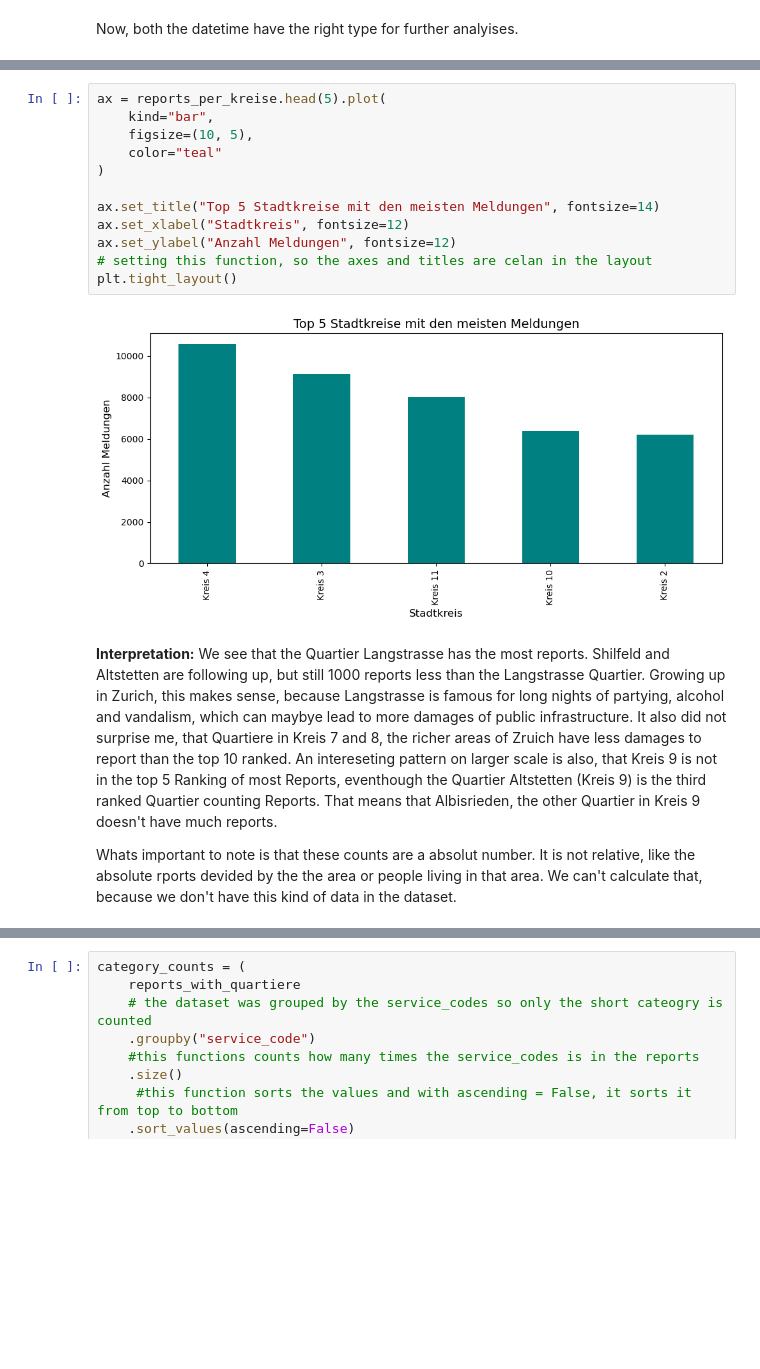
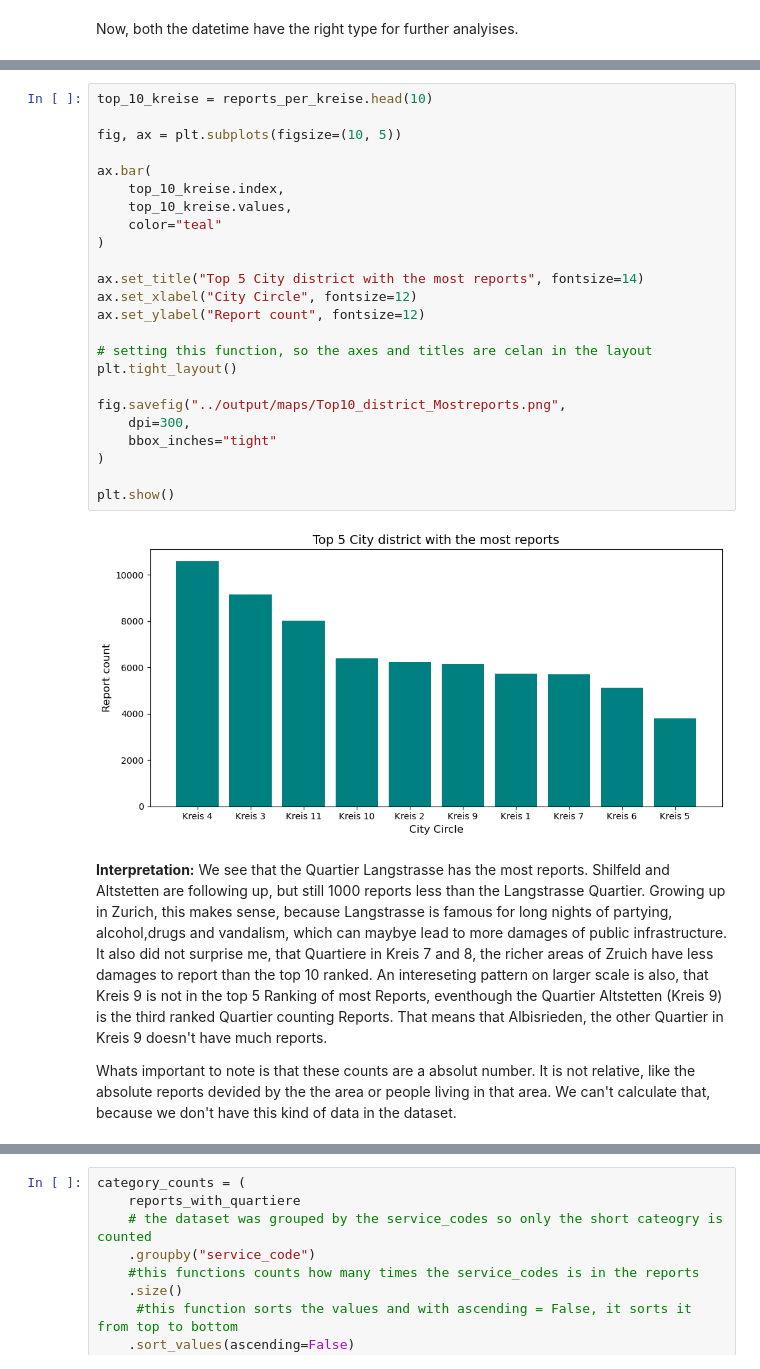
Before and after one commit to ripy250/project_ri, a Jupyter notebook: notebooks/analysis_and_visulaization.ipynb, the cells around one changed output, grey strips where cells are left out. Saved outputs shown, nothing was run; the diff lists cells and outputs as text; blank space fills up the shorter version.

Commit message:
Finished Analysis and Visualizations, exported image outputs and uploaded the data folder

```diff
--- a/notebooks/analysis_and_visulaization.ipynb
+++ b/notebooks/analysis_and_visulaization.ipynb
@@ -171,22 +222,34 @@ Kreis 10     6394
 Kreis 2      6222
 dtype: int64
 # %%
-ax = reports_per_kreise.head(5).plot(
-    kind="bar",
-    figsize=(10, 5),
+top_10_kreise = reports_per_kreise.head(10)
+
+fig, ax = plt.subplots(figsize=(10, 5))
+
+ax.bar(
+    top_10_kreise.index,
+    top_10_kreise.values,
     color="teal"
 )
 
-ax.set_title("Top 5 Stadtkreise mit den meisten Meldungen", fontsize=14)
-ax.set_xlabel("Stadtkreis", fontsize=12)
-ax.set_ylabel("Anzahl Meldungen", fontsize=12)
+ax.set_title("Top 5 City district with the most reports", fontsize=14)
+ax.set_xlabel("City Circle", fontsize=12)
+ax.set_ylabel("Report count", fontsize=12)
+
 # setting this function, so the axes and titles are celan in the layout
 plt.tight_layout()
+
+fig.savefig("../output/maps/Top10_district_Mostreports.png",
+    dpi=300,
+    bbox_inches="tight"
+)
+
+plt.show()
 # %% [output]
-[figure, old version]
+[figure, new version]
 # %% [markdown]
 **Interpretation:**
-We see that the Quartier Langstrasse has the most reports. Shilfeld and Altstetten are following up, but still 1000 reports less than the Langstrasse Quartier. Growing up in Zurich, this makes sense, because Langstrasse is famous for long nights of partying, alcohol and vandalism, which can maybye lead to more damages of public infrastructure. It also did not surprise me, that Quartiere in Kreis 7 and 8, the richer areas of Zruich have less damages to report than the top 10 ranked. An intereseting pattern on larger scale is also, that Kreis 9 is not in the top 5 Ranking of most Reports, eventhough the Quartier Altstetten (Kreis 9) is the third ranked Quartier counting Reports. That means that Albisrieden, the other Quartier in Kreis 9 doesn't have much reports.
+We see that the Quartier Langstrasse has the most reports. Shilfeld and Altstetten are following up, but still 1000 reports less than the Langstrasse Quartier. Growing up in Zurich, this makes sense, because Langstrasse is famous for long nights of partying, alcohol,drugs and vandalism, which can maybye lead to more damages of public infrastructure. It also did not surprise me, that Quartiere in Kreis 7 and 8, the richer areas of Zruich have less damages to report than the top 10 ranked. An intereseting pattern on larger scale is also, that Kreis 9 is not in the top 5 Ranking of most Reports, eventhough the Quartier Altstetten (Kreis 9) is the third ranked Quartier counting Reports. That means that Albisrieden, the other Quartier in Kreis 9 doesn't have much reports.
 
-Whats important to note is that these counts are a absolut number. It is not relative, like the absolute rports devided by the the area or people living in that area. We can't calculate that, because we don't have this kind of data in the dataset.
+Whats important to note is that these counts are a absolut number. It is not relative, like the absolute reports devided by the the area or people living in that area. We can't calculate that, because we don't have this kind of data in the dataset.
 # %% [markdown]
```
Also changed, not shown: parts of 48 cells of this notebook, 19 other files.
